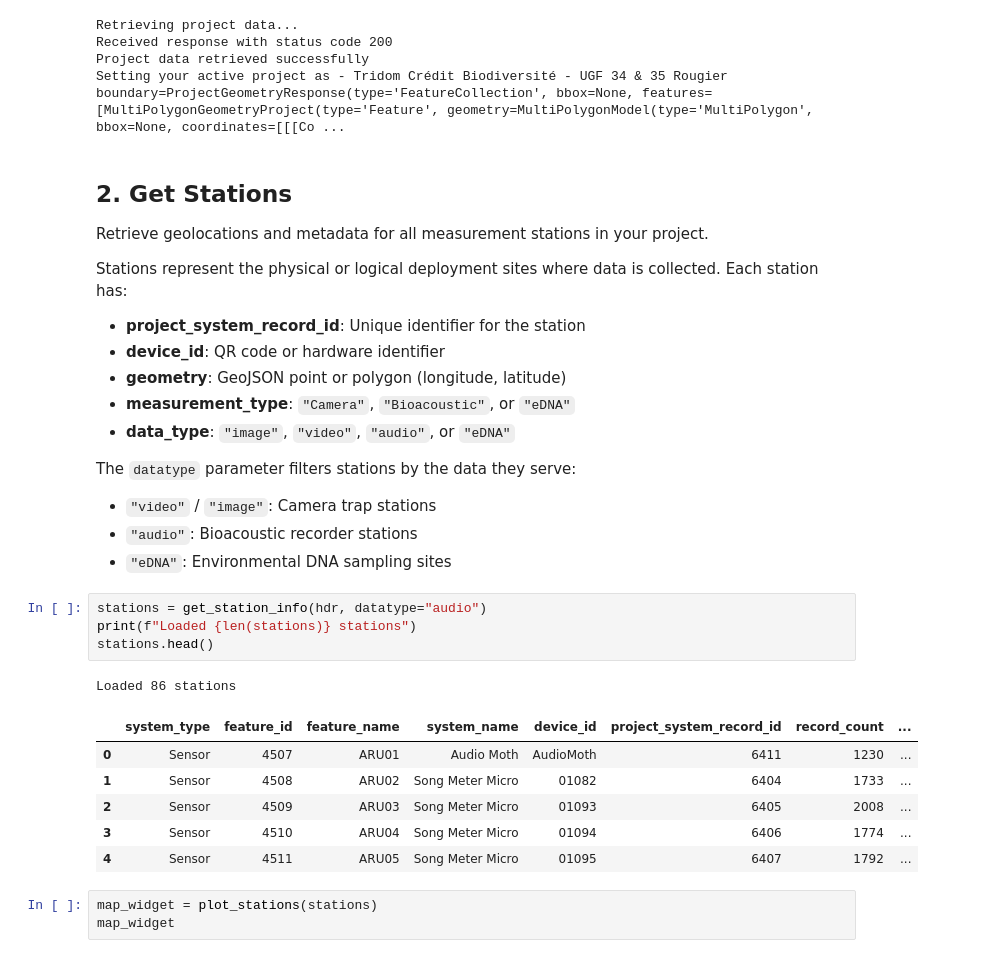
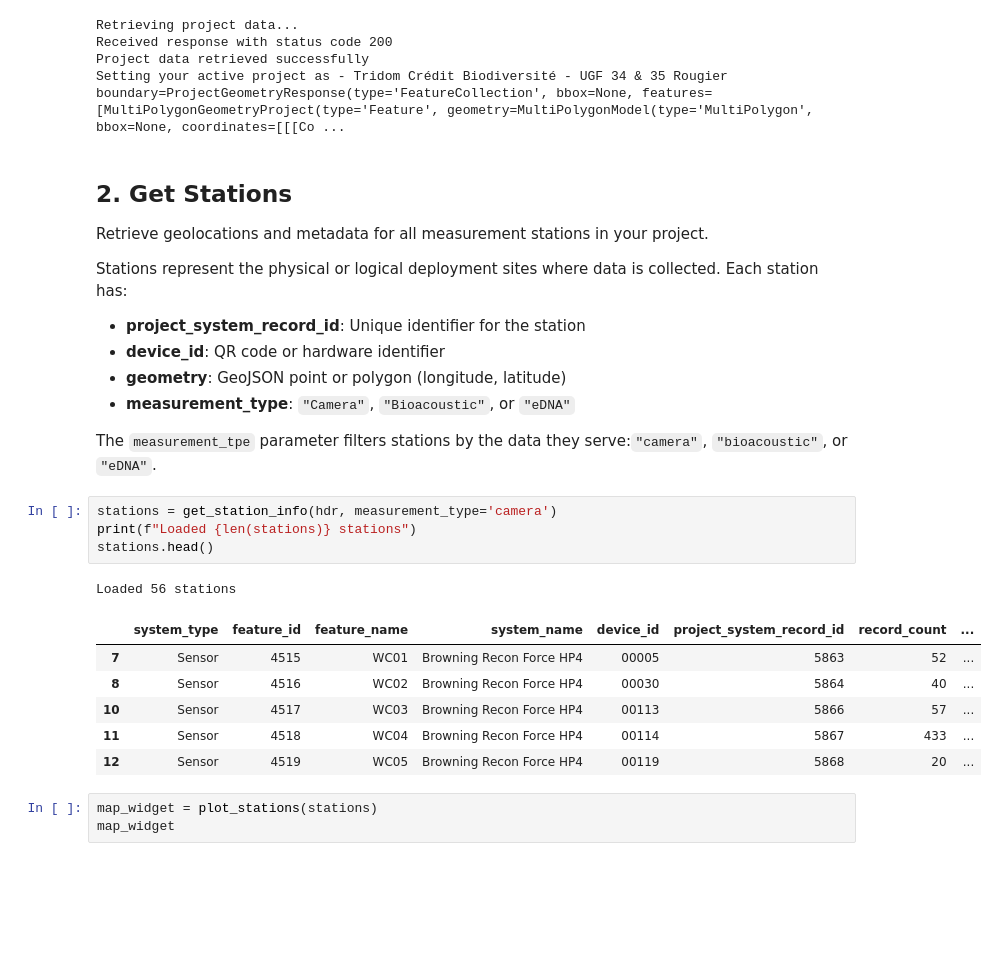
Before and after one commit to Okala-Ltd/NatureCubePy, a Jupyter notebook: tutorials/02_data_retrieval.ipynb, the cells around one changed output. Cells and saved outputs as stored; diff of their text form; blank space fills up the shorter version.

Commit message:
fix retrieval by measurement type
Co-authored-by: Copilot <copilot@github.com>

```diff
--- a/tutorials/02_data_retrieval.ipynb
+++ b/tutorials/02_data_retrieval.ipynb
@@ -63,24 +63,20 @@ Stations represent the physical or logical deployment sites where data is collec
 - **device_id**: QR code or hardware identifier
 - **geometry**: GeoJSON point or polygon (longitude, latitude)
 - **measurement_type**: `"Camera"`, `"Bioacoustic"`, or `"eDNA"`
-- **data_type**: `"image"`, `"video"`, `"audio"`, or `"eDNA"`
 
-The `datatype` parameter filters stations by the data they serve:
-- `"video"` / `"image"`: Camera trap stations
-- `"audio"`: Bioacoustic recorder stations
-- `"eDNA"`: Environmental DNA sampling sites
+The `measurement_tpe` parameter filters stations by the data they serve:``"camera"``, ``"bioacoustic"``, or ``"eDNA"``.
 # %%
-stations = get_station_info(hdr, datatype="audio")
+stations = get_station_info(hdr, measurement_type='camera')
 print(f"Loaded {len(stations)} stations")
 stations.head()
 # %% [output]
-Loaded 86 stations
+Loaded 56 stations
 |  | system_type | feature_id | feature_name | system_name | device_id | project_system_record_id | record_count | ... |
-| 0 | Sensor | 4507 | ARU01 | Audio Moth | AudioMoth | 6411 | 1230 | ... |
-| 1 | Sensor | 4508 | ARU02 | Song Meter Micro | 01082 | 6404 | 1733 | ... |
-| 2 | Sensor | 4509 | ARU03 | Song Meter Micro | 01093 | 6405 | 2008 | ... |
-| 3 | Sensor | 4510 | ARU04 | Song Meter Micro | 01094 | 6406 | 1774 | ... |
-| 4 | Sensor | 4511 | ARU05 | Song Meter Micro | 01095 | 6407 | 1792 | ... |
+| 7 | Sensor | 4515 | WC01 | Browning Recon Force HP4 | 00005 | 5863 | 52 | ... |
+| 8 | Sensor | 4516 | WC02 | Browning Recon Force HP4 | 00030 | 5864 | 40 | ... |
+| 10 | Sensor | 4517 | WC03 | Browning Recon Force HP4 | 00113 | 5866 | 57 | ... |
+| 11 | Sensor | 4518 | WC04 | Browning Recon Force HP4 | 00114 | 5867 | 433 | ... |
+| 12 | Sensor | 4519 | WC05 | Browning Recon Force HP4 | 00119 | 5868 | 20 | ... |
 # %%
 map_widget = plot_stations(stations)
 map_widget
```
Also changed, not shown: parts of 10 cells of this notebook, 2 other files.
